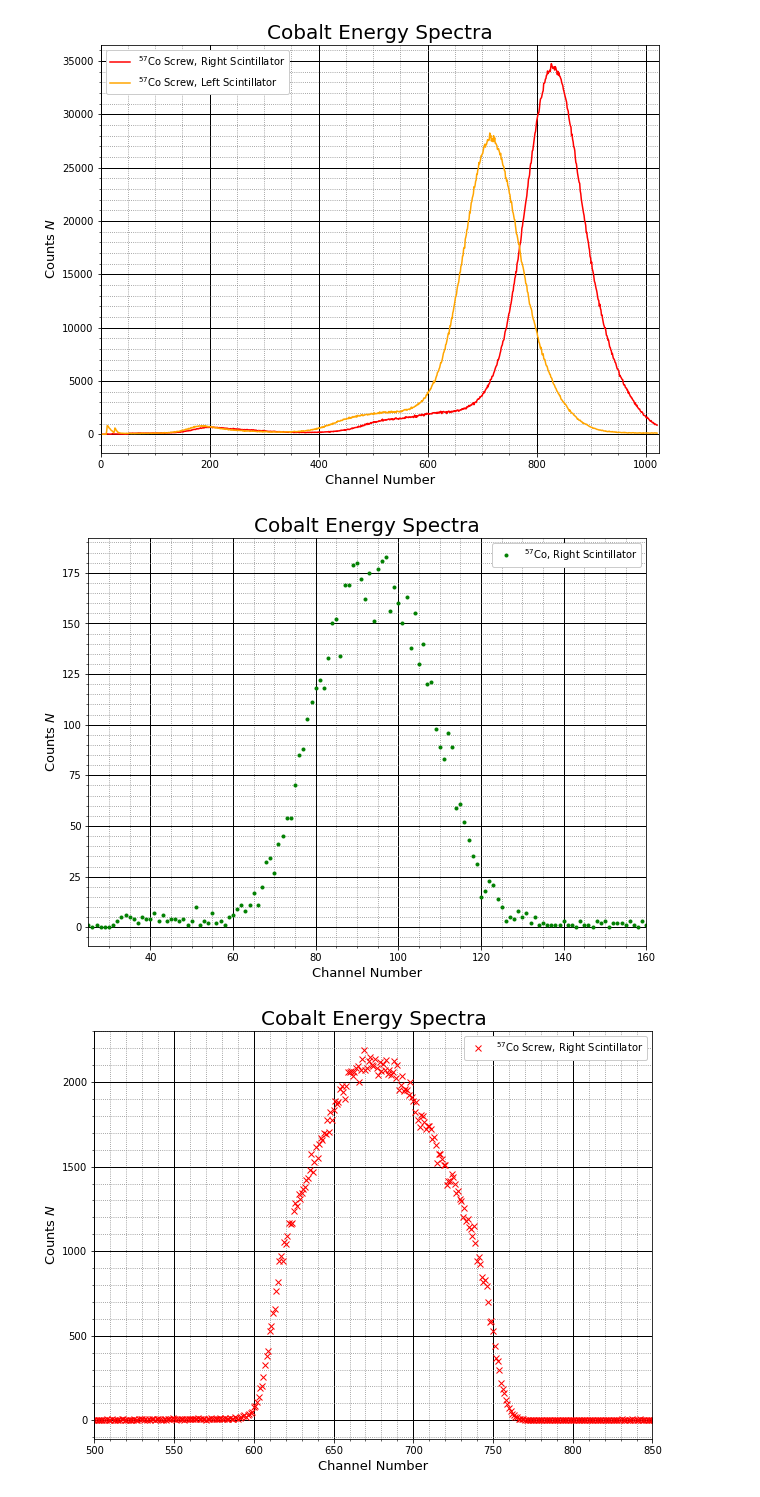
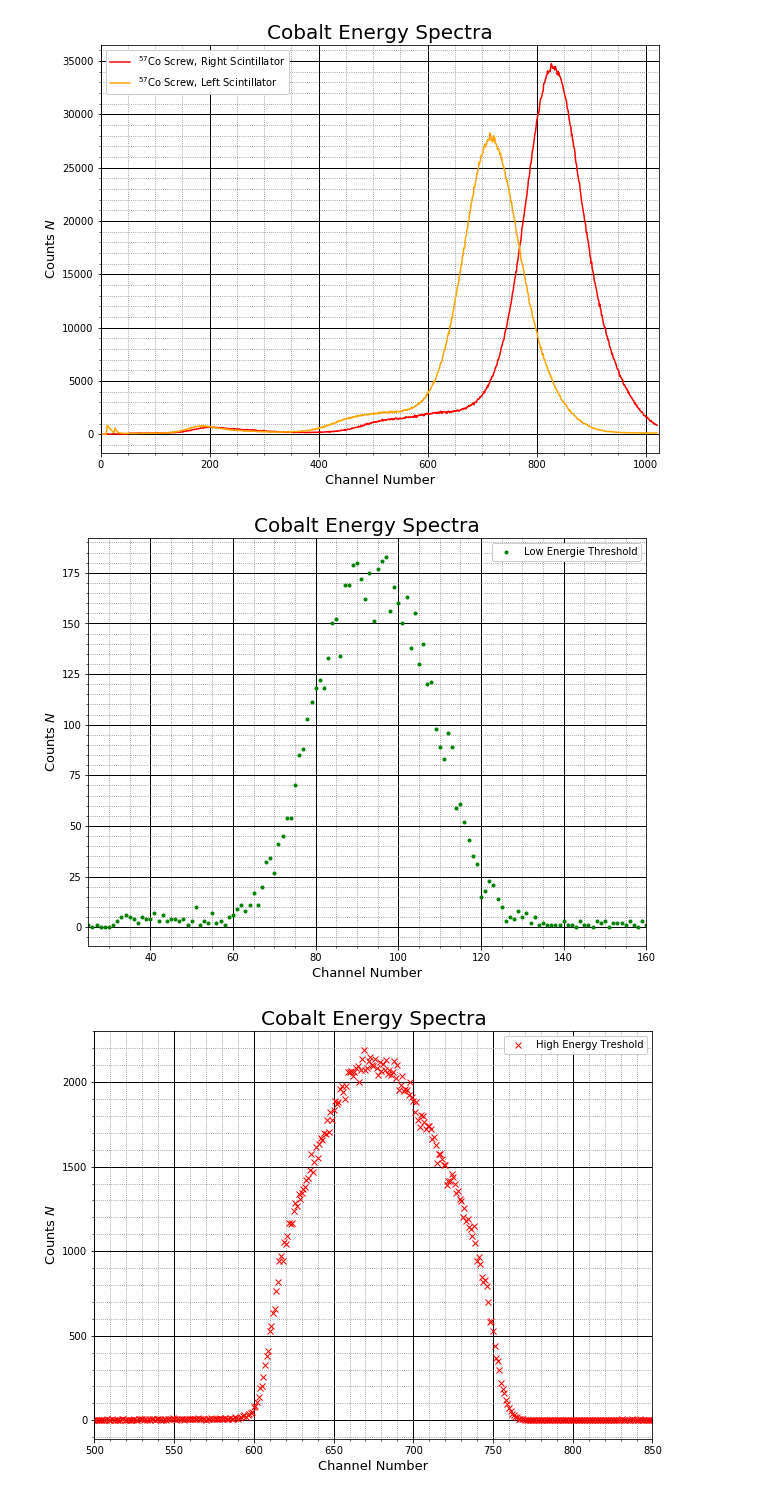
Before and after one commit to shockcookie/FP, a Jupyter notebook: KHWZ/Energie Spektren/Co/Co Energy Spektrum.ipynb, the cells around one changed output. Cells and saved outputs as stored; diff of their text form; code cells hidden in the pictures.

```diff
--- a/KHWZ/Energie Spektren/Co/Co Energy Spektrum.ipynb
+++ b/KHWZ/Energie Spektren/Co/Co Energy Spektrum.ipynb
@@ -119,7 +119,7 @@ plt.rcParams["figure.figsize"] = fig_size
 ###   Errors / Fit / Plot
 
 #plt.plot(HiT[0], HiT[1], color='red', label=r'$^{57}$Co Screw, Right Scintillator ')
-plt.plot(LoT[0], LoT[1], '.', color='green', label=r'$^{57}$Co, Right Scintillator ')
+plt.plot(LoT[0], LoT[1], '.', color='green', label=r'Low Energie Threshold')
 
 ###   Label / Title
 
@@ -145,7 +145,7 @@ plt.legend(framealpha=1)
 plt.savefig('Cobalt_Energy_Spectra1.png')
 plt.show()
 # %% [output]
-[figure, old version]
+[figure, new version]
 # %%
 ###### FigureSize
 
@@ -155,35 +155,35 @@ fig_size[1] = 7.5
 plt.rcParams["figure.figsize"] = fig_size
 
 ###   Errors / Fit / Plot
 
-plt.plot(HiT[0], HiT[1], 'x', color='red', label=r'$^{57}$Co Screw, Right Scintillator ')
+plt.plot(HiT[0], HiT[1], 'x', color='red', label=r'High Energy Treshold')
 #plt.plot(LoT[0], LoT[1], color='green', label=r'$^{57}$Co, Right Scintillator ')
 
 ###   Label / Title
 
 plt.ylabel(r'Counts $N$', fontsize=13)
 plt.xlabel(r'Channel Number', fontsize=13)
 plt.title('Cobalt Energy Spectra', fontsize=20)
 
 ###   Axes / Grid
 
 axes = plt.gca()  ##  Searches current Axes
 
 axes.set_xlim([500,850])
 #axes.set_ylim([0,220000])
 
 #axes.set_yticks([0,10,20,30,40,50,60,70,80,90,100,110])
 #axes.set_xticks([0.1,0.2,0.3,0.4,0.5,0.6,0.7,0.8])
 
 axes.grid(which='major', linestyle='-', linewidth='1', color='black')
 axes.grid(which='minor', linestyle=':', color='gray')
 axes.minorticks_on()
 
 plt.legend(framealpha=1)
 plt.savefig('Cobalt_Energy_Spectra1.png')
 plt.show()
 # %% [output]
-[figure, old version]
+[figure, new version]
 # %%
 x = np.arange(0,1000,0.1)
 plt.plot(x, x-sqrt(x))
```
Also changed, not shown: parts of 1 cell of this notebook, 11 other files.
